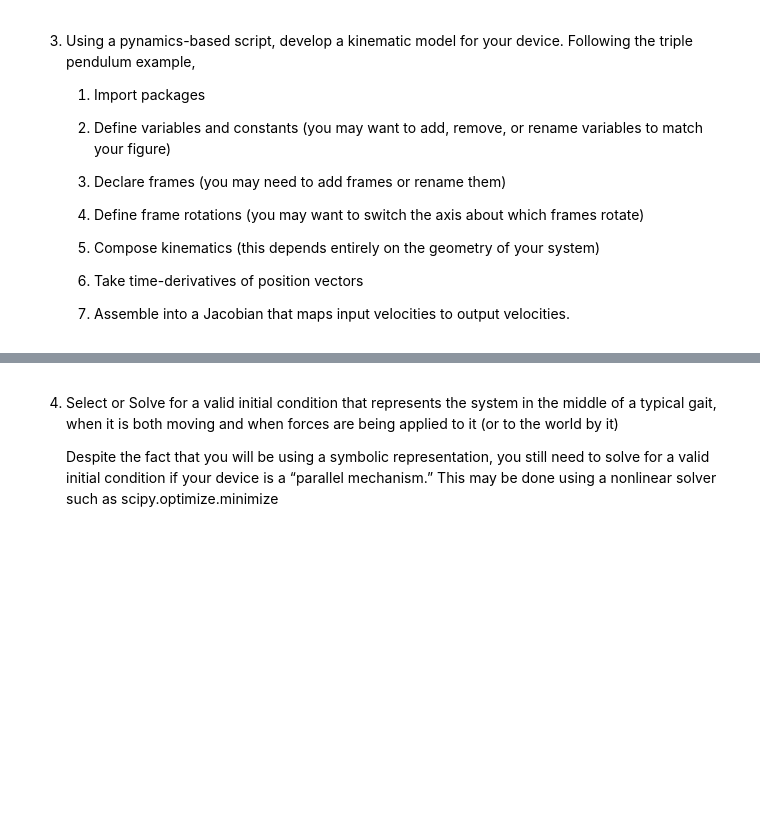
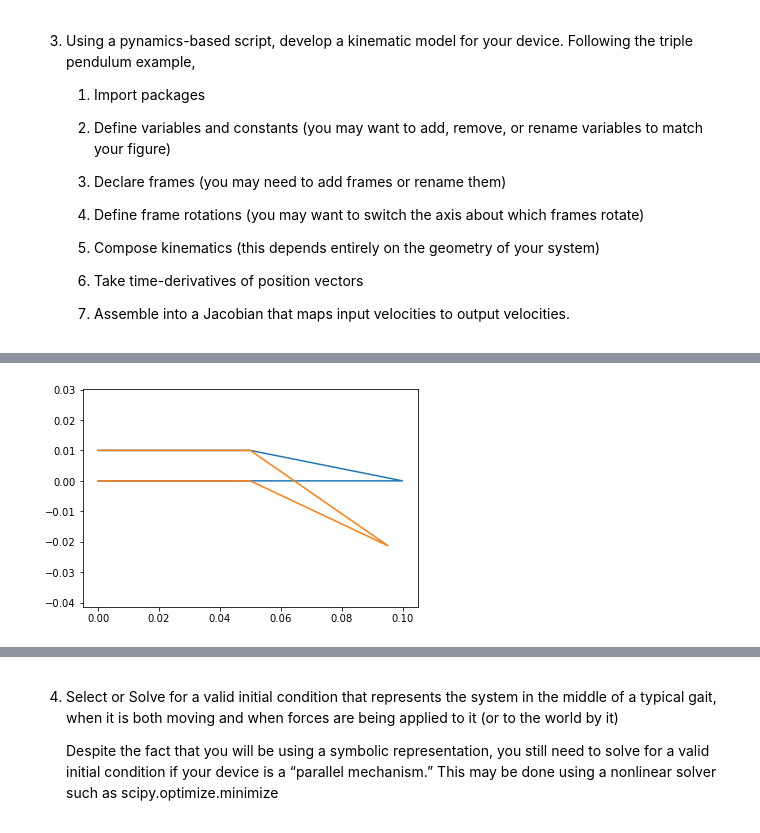
Before and after one commit to biodegradablerobotics/biodegradablerobotics.github.io, a Jupyter notebook: System Kinematics/Wing_KinematicsV3.ipynb, the cells around one changed output, grey strips where cells are left out. Drawn from its saved outputs; the diff is of its cells as text; code cells hidden in the pictures; blank space fills up the shorter version.

```diff
--- a/System Kinematics/Wing_KinematicsV3.ipynb
+++ b/System Kinematics/Wing_KinematicsV3.ipynb
@@ -209,0 +242,23 @@ p2C = p3 + lD*D.x #Link D #############
+# %%
+f = sympy.lambdify(qd,error)
+
+def function(args):
+    return f(*args)
+# %%
+guess = [initialvalues[item] for item in qd]
+# %%
+result = scipy.optimize.minimize(function,guess)
+if result.fun>1e-3:
+    raise(Exception("out of tolerance"))
+# %%
+ini = []
+for item in system.get_state_variables():
+    if item in qd:
+        ini.append(result.x[qd.index(item)])
+    else:
+        ini.append(initialvalues[item])
+# %%
+points = PointsOutput(points, constant_values=system.constant_values)
+points.calc(numpy.array([ini0,ini]))
+points.plot_time()
+# %% [output]
@@ -209,0 +267 @@ p2C = p3 + lD*D.x #Link D #############
+[figure, added]
```
Also changed, not shown: parts of 33 cells of this notebook, 1 other file.
